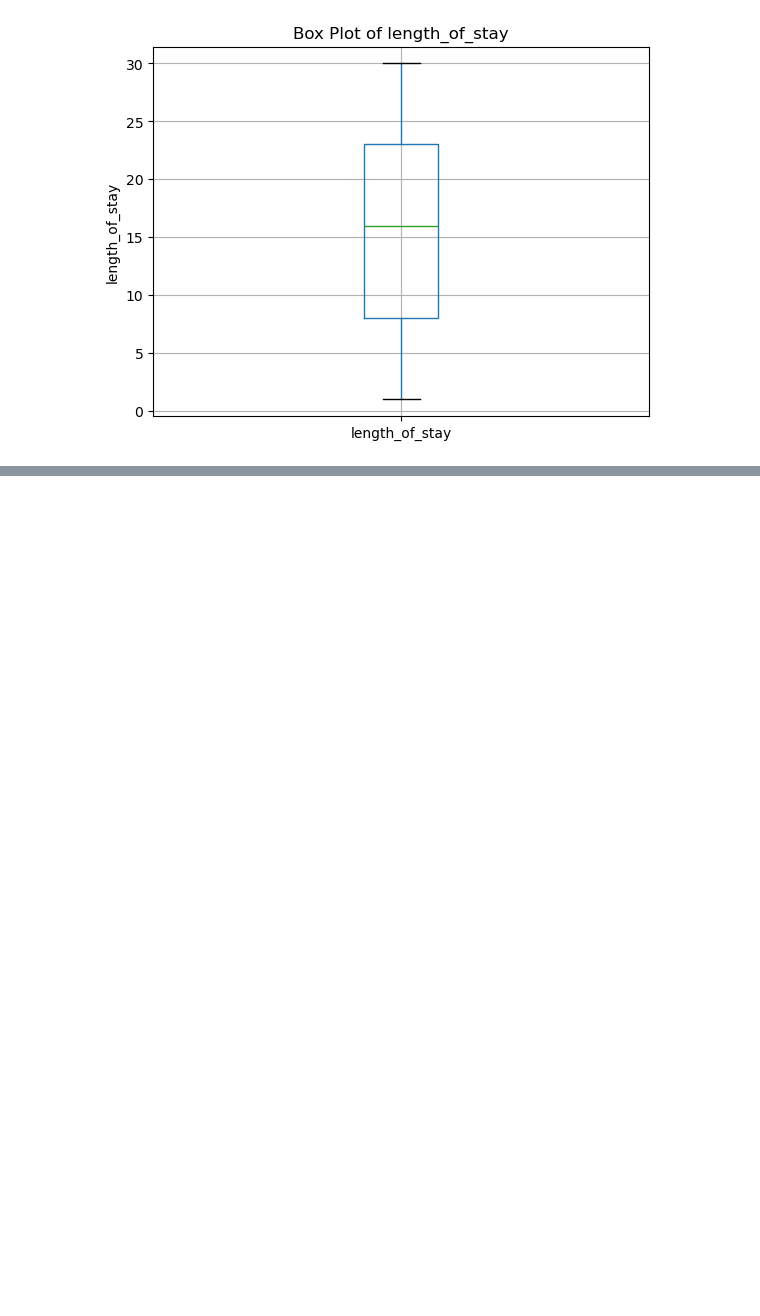
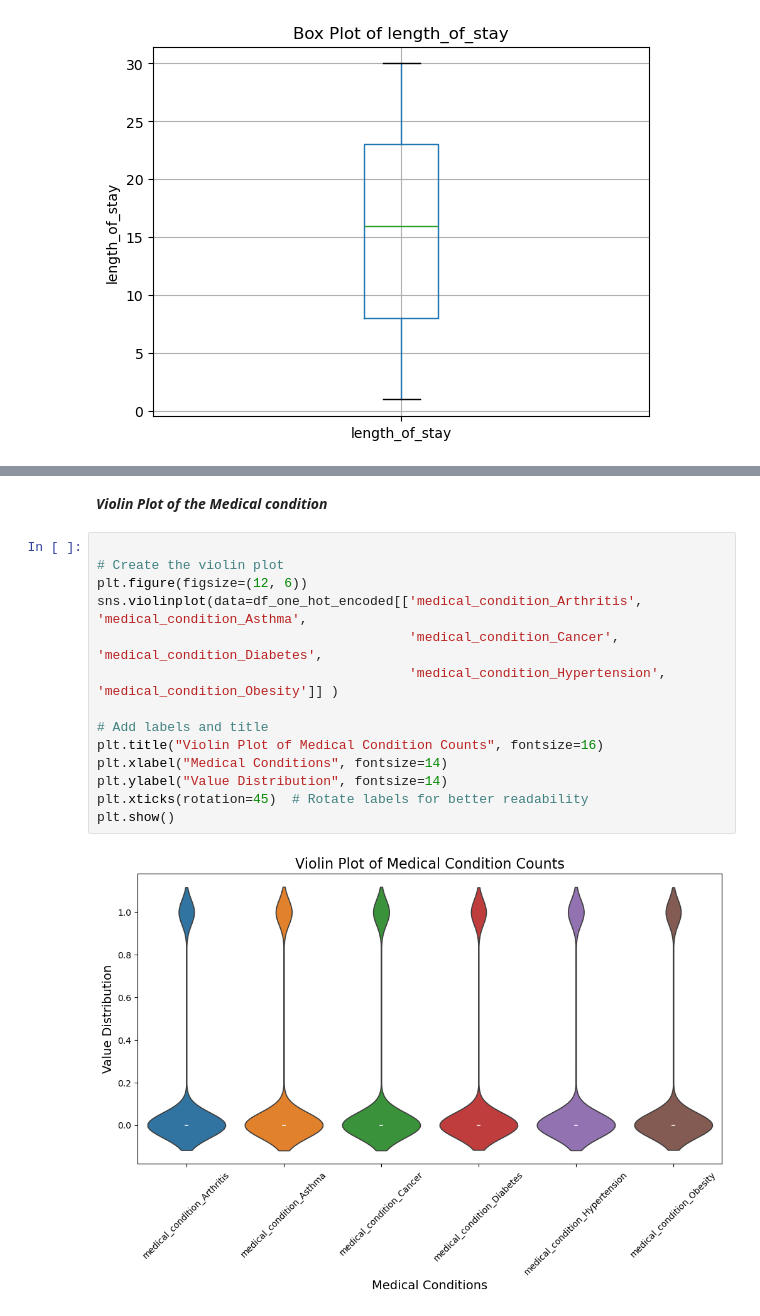
Before and after one commit to Rejith2205/Health-Care-Analysis-Project, a Jupyter notebook: Health Care Analysis_1st_Phase.ipynb, the cells around one changed output, grey strips where cells are left out. Cells and saved outputs as stored; diff of their text form; blank space fills up the shorter version.

```diff
--- a/Health Care Analysis_1st_Phase.ipynb
+++ b/Health Care Analysis_1st_Phase.ipynb
@@ -334,0 +575,18 @@ Name: count, dtype: int64
+# %% [markdown]
+***Violin Plot of the Medical condition***
+# %%
+
+# Create the violin plot
+plt.figure(figsize=(12, 6))
+sns.violinplot(data=df_one_hot_encoded[['medical_condition_Arthritis', 'medical_condition_Asthma',
+                                        'medical_condition_Cancer', 'medical_condition_Diabetes',
+                                        'medical_condition_Hypertension', 'medical_condition_Obesity']] )
+
+# Add labels and title
+plt.title("Violin Plot of Medical Condition Counts", fontsize=16)
+plt.xlabel("Medical Conditions", fontsize=14)
+plt.ylabel("Value Distribution", fontsize=14)
+plt.xticks(rotation=45)  # Rotate labels for better readability
+plt.show()
+# %% [output]
+[figure, added]
```
Also changed, not shown: parts of 33 cells of this notebook, 1 other file.
